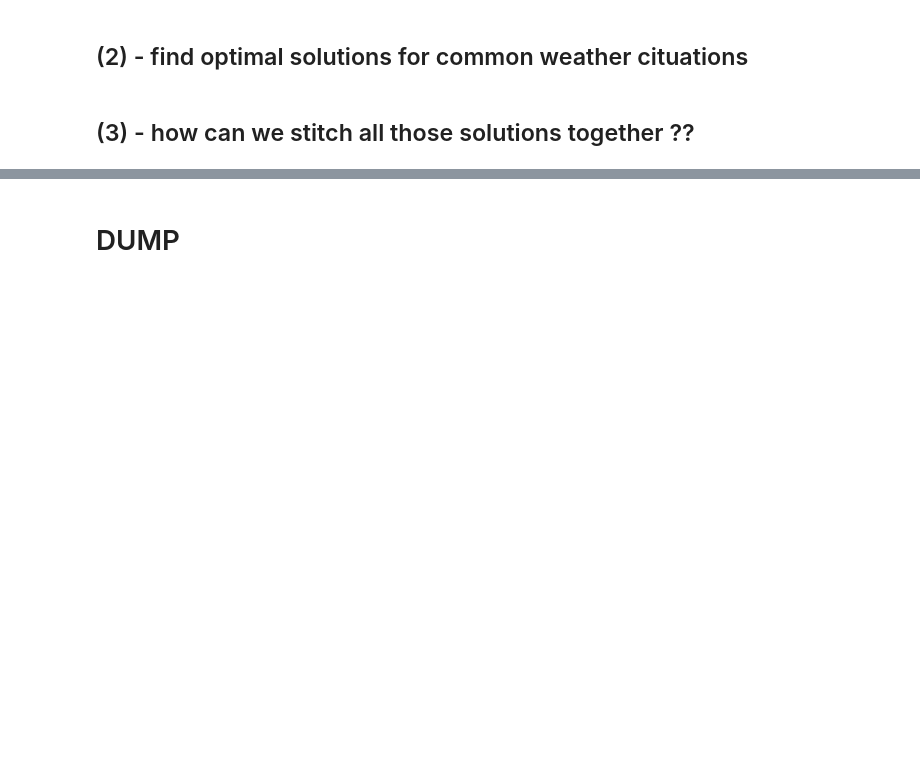
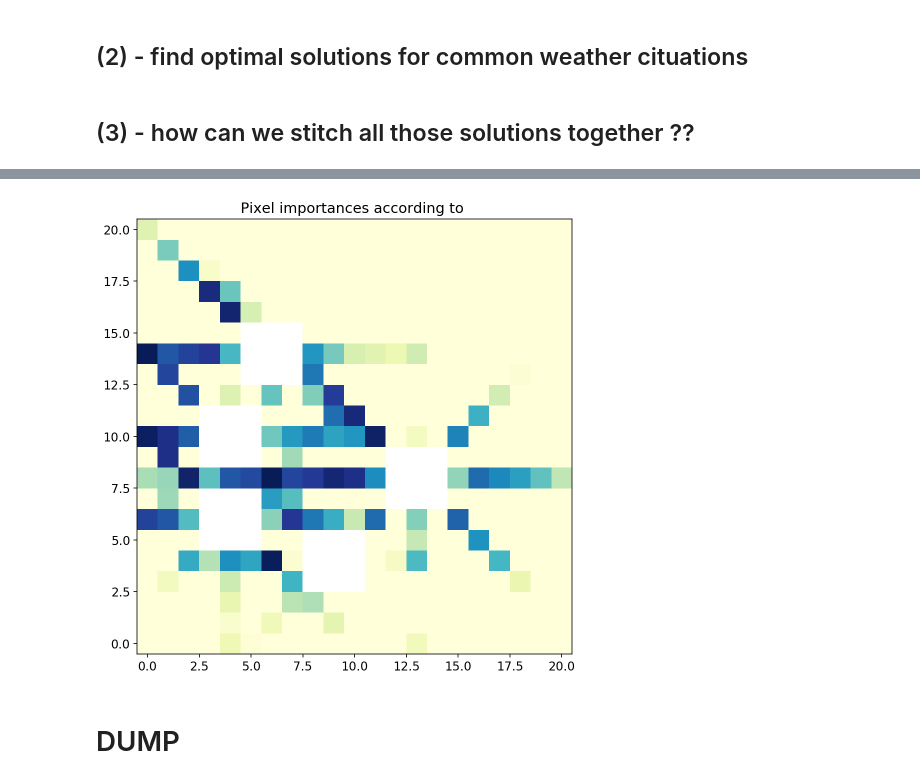
Before and after one commit to iditbela2/Borg_python, a Jupyter notebook: optimization_code/optimization_notebooks/results_analysis.ipynb, the cells around one changed output, grey strips where cells are left out. Cells and saved outputs as stored; diff of their text form; code cells hidden in the pictures; blank space fills up the shorter version.

```diff
--- a/optimization_code/optimization_notebooks/results_analysis.ipynb
+++ b/optimization_code/optimization_notebooks/results_analysis.ipynb
@@ -374,3 +400,20 @@ sorted_df.to_csv("WF_2004_2018_Hadera.csv")
+# %%
+importances_reshaped = np.zeros(441,)
+# %%
+importances_reshaped[nan_idx] = None
+# %%
+importances_reshaped[~np.isnan(importances_reshaped)] = importances
+# %%
+importances_reshaped = importances_reshaped.reshape((21,21),order='F')
+# %%
+# Plot pixel importances
+fig, ax = plt.subplots(figsize = (8, 8))
+plt.imshow(importances_reshaped, cmap=plt.cm.YlGnBu,origin='lower')
+# plt.gca().xaxis.tick_bottom() #if matshow is used
+plt.title("Pixel importances according to ")
+plt.show();
+# %% [output]
+[figure, added]
 # %% [markdown]
 # DUMP
 # %%
```
Also changed, not shown: parts of 8 cells of this notebook, 8 other files.
